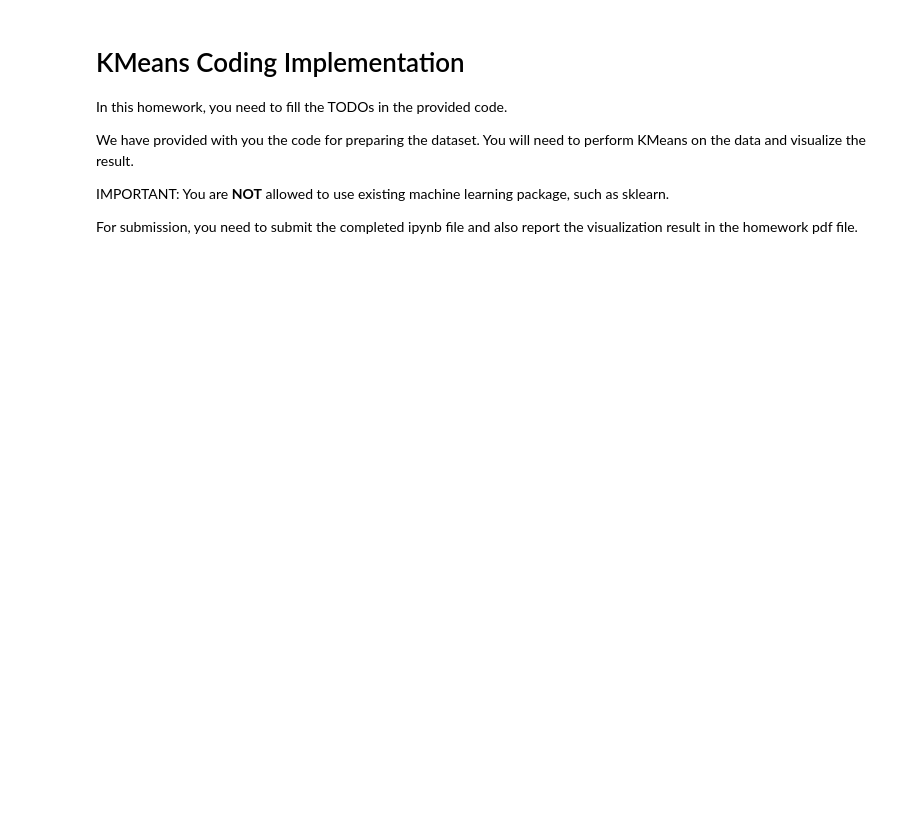
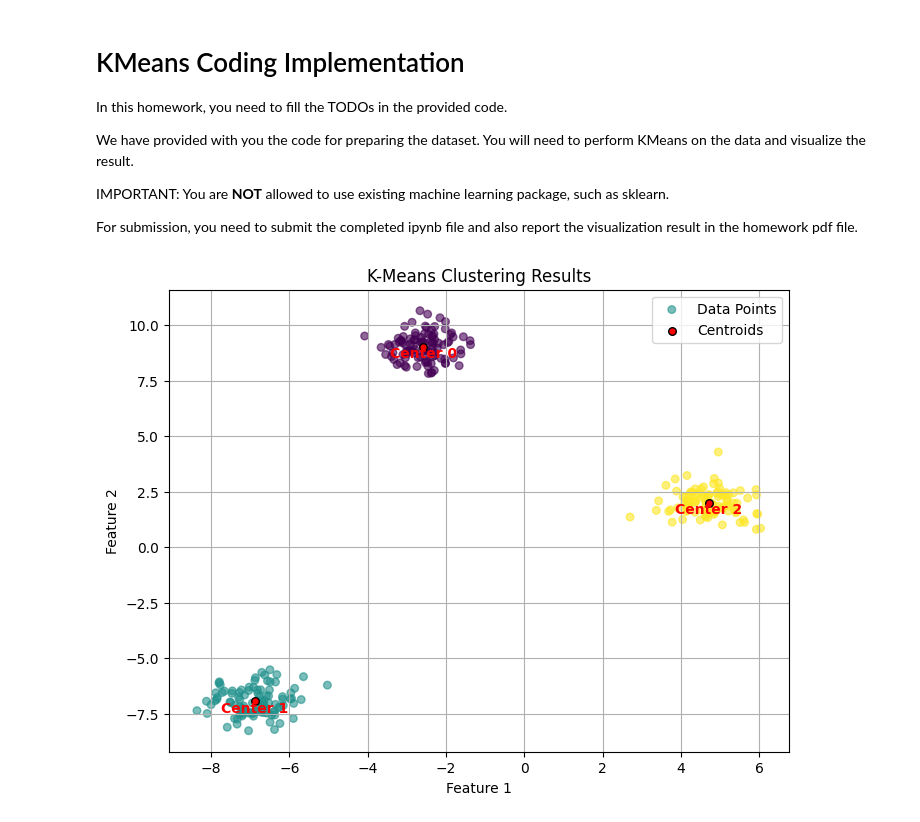
Before and after one commit to VishalSeeni-108/CS165B-HW, a Jupyter notebook: HW 2/cluster.ipynb, the cells around one changed output. Saved outputs shown, nothing was run; the diff lists cells and outputs as text; code cells hidden in the pictures; blank space fills up the shorter version.

```diff
--- a/HW 2/cluster.ipynb
+++ b/HW 2/cluster.ipynb
@@ -21,8 +21,22 @@ X, y_true = make_blobs(n_samples=300, centers=3, cluster_std=0.60, random_state=
 # TODO: Implement Kmeans.
 # You CANNOT use machine learning package like sklearn ======
 def kmeans(X, k, iterations=100):
-    raise NotImplementedError
+    n_samples, n_features = X.shape
+    np.random.seed(42)
+    centroids = X[np.random.choice(n_samples, k, replace=False)]
 
+    for _ in range(iterations):
+        distances = np.linalg.norm(X[:, np.newaxis] - centroids, axis=2)
+        labels = np.argmin(distances, axis=1)
+
+        new_centroids = np.array([X[labels==i].mean(axis=0) if np.any(labels == i) else centroids[i] for i in range(k)])
+
+        if np.allclose(new_centroids, centroids, atol=1e-4):
+            break
+
+        centroids = new_centroids
+
+    return labels, centroids
 # ============================================================
 # %%
 # KMeans Running. DO NOT change the code below ===============
@@ -32,6 +46,21 @@ y_kmeans, centers = kmeans(X, k)
 # %%
 # TODO: Visualization =======================================
 # You will need to visualize the classified results of data points using different colors.
 # You will also need to label the centroids.
 
+plt.figure(figsize=(8, 6))
+plt.scatter(X[:, 0], X[:, 1], c=y_kmeans, cmap='viridis', s=30, alpha=0.6, label='Data Points')
+plt.scatter(centers[:, 0], centers[:, 1], c='red', s=30, edgecolor='black', label='Centroids')
+for i, (x, y) in enumerate(centers):
+    plt.text(x, y, f'Center {i}', fontsize=10, fontweight='bold', ha='center', va='top', color='red')
+plt.title('K-Means Clustering Results')
+plt.xlabel('Feature 1')
+plt.ylabel('Feature 2')
+plt.legend()
+plt.grid(True)
+plt.show()
+
+
 # ============================================================
+# %% [output]
+[figure, added]
```
Also changed, not shown: 10 other files.
